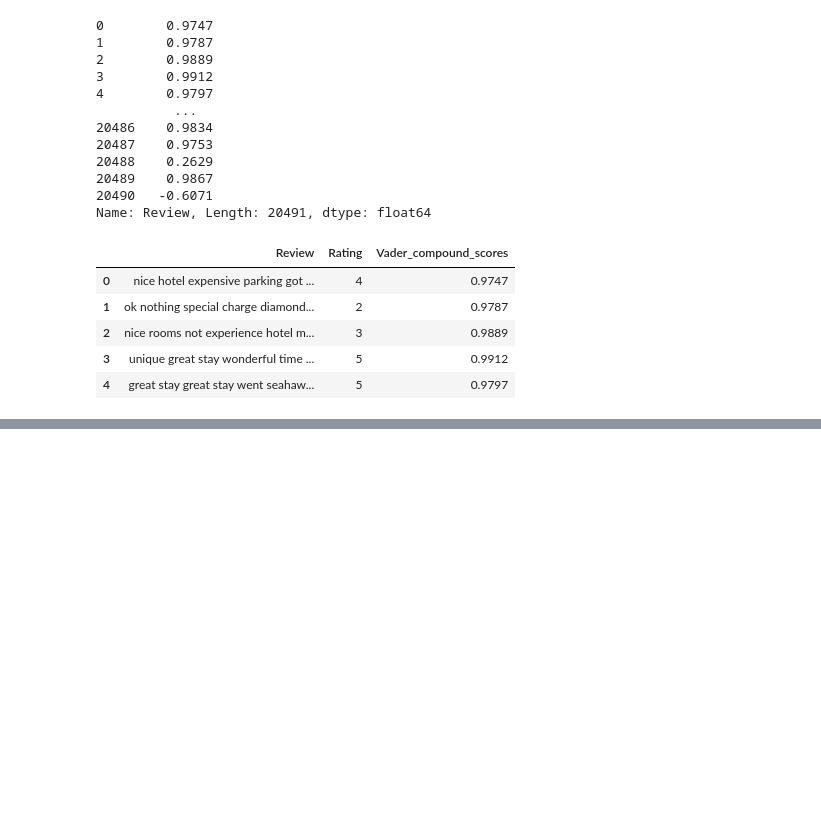
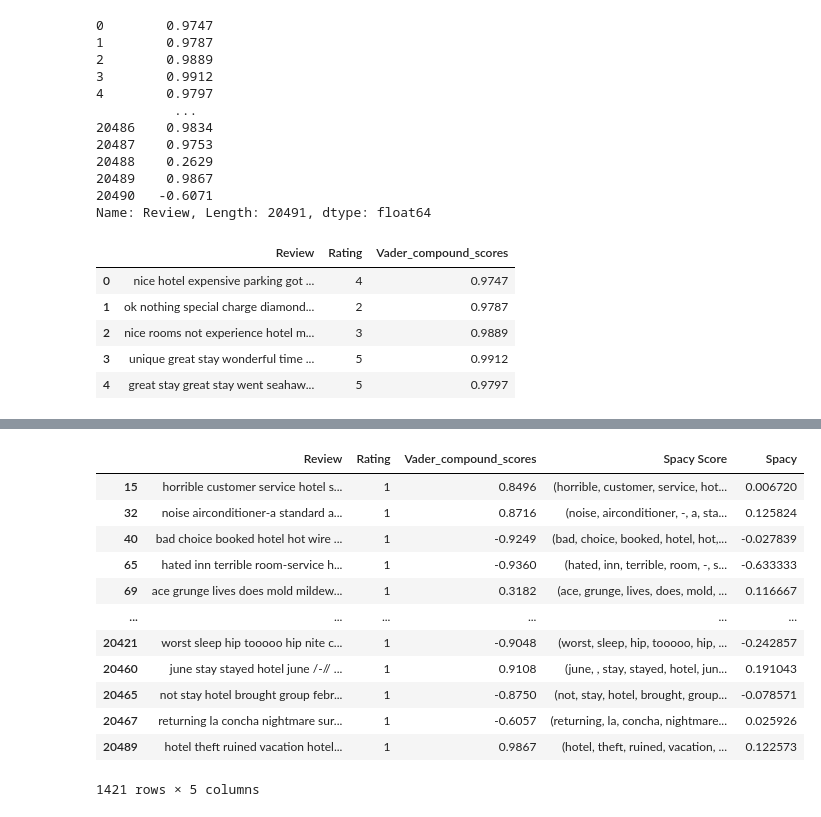
Before and after one commit to kanishckt/Sentiment-Analysis-of-Customer-Reviews, a Jupyter notebook: Sentiment-analysis.ipynb, the cells around one changed output, grey strips where cells are left out. Cells and saved outputs as stored; diff of their text form; code cells hidden in the pictures; blank space fills up the shorter version.

Commit message:
Spacy

```diff
--- a/Sentiment-analysis.ipynb
+++ b/Sentiment-analysis.ipynb
@@ -212,0 +219,3 @@ df.head()
+# %%
+import spacy
+nlp = spacy.load('en_core_web_sm')
@@ -212,0 +240,3 @@ df.head()
+# %%
+# Add textblob to spacy pipeline
+nlp.add_pipe('spacytextblob')
@@ -212,0 +258,7 @@ df.head()
+# %%
+from tqdm.notebook import tqdm
+score = []
+for text in tqdm(df['Review']):
+    temp = nlp(text)
+    score.append(temp._.polarity)
+score
@@ -212,0 +283,2 @@ df.head()
+# %%
+df['Spacy'] = score
@@ -212,0 +294,16 @@ df.head()
+# %%
+df[df['Rating'] == 1]
+# %% [output]
+|  | Review | Rating | Vader_compound_scores | Spacy Score | Spacy |
+| 15 | horrible customer service hotel s... | 1 | 0.8496 | (horrible, customer, service, hot... | 0.006720 |
+| 32 | noise airconditioner-a standard a... | 1 | 0.8716 | (noise, airconditioner, -, a, sta... | 0.125824 |
+| 40 | bad choice booked hotel hot wire ... | 1 | -0.9249 | (bad, choice, booked, hotel, hot,... | -0.027839 |
+| 65 | hated inn terrible room-service h... | 1 | -0.9360 | (hated, inn, terrible, room, -, s... | -0.633333 |
+| 69 | ace grunge lives does mold mildew... | 1 | 0.3182 | (ace, grunge, lives, does, mold, ... | 0.116667 |
+| ... | ... | ... | ... | ... | ... |
+| 20421 | worst sleep hip tooooo hip nite c... | 1 | -0.9048 | (worst, sleep, hip, tooooo, hip, ... | -0.242857 |
+| 20460 | june stay stayed hotel june /-// ... | 1 | 0.9108 | (june, , stay, stayed, hotel, jun... | 0.191043 |
+| 20465 | not stay hotel brought group febr... | 1 | -0.8750 | (not, stay, hotel, brought, group... | -0.078571 |
+| 20467 | returning la concha nightmare sur... | 1 | -0.6057 | (returning, la, concha, nightmare... | 0.025926 |
+| 20489 | hotel theft ruined vacation hotel... | 1 | 0.9867 | (hotel, theft, ruined, vacation, ... | 0.122573 |
+1421 rows × 5 columns
```
Also changed, not shown: parts of 14 cells of this notebook.
